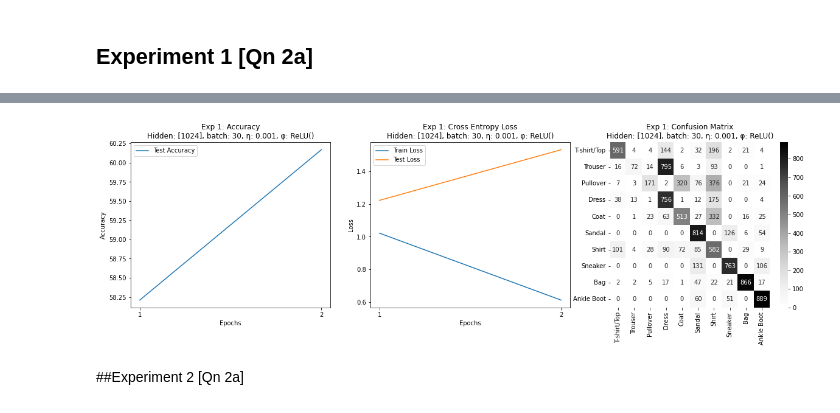
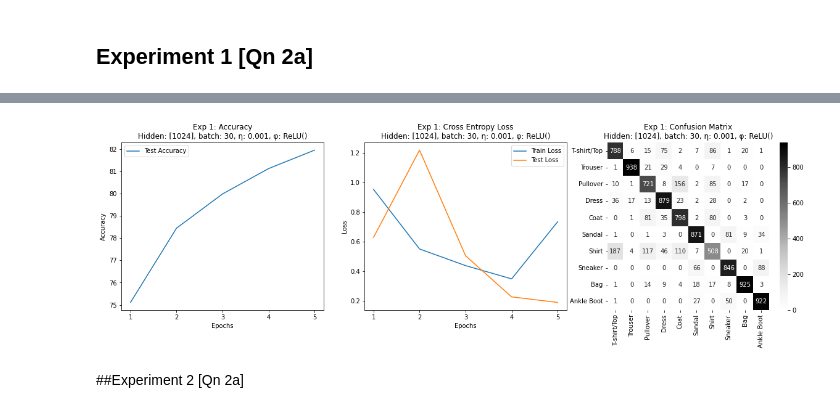
Before and after one commit to Rhitabrat/deep-learning-CS510, a Jupyter notebook: hw1/main.ipynb, the cells around one changed output, grey strips where cells are left out. Cells and saved outputs as stored; diff of their text form; code cells hidden in the pictures.

Commit message:
epoch increased to 5 for all

```diff
--- a/hw1/main.ipynb
+++ b/hw1/main.ipynb
@@ -261,7 +261,7 @@ batch_size = 30
 learn_rate = 0.001
 activation = nn.ReLU()
 momentum = 0
-epochs = 2
+epochs = 5
 
 model_1 = FashionModel(data_train=data_train, data_test=data_test, batch_size=batch_size)
 model_1.train(hidden_size=hidden_size, activation=activation, learn_rate=learn_rate, momentum=momentum, epochs=epochs)
@@ -279,4 +282,4 @@ Epoch 2/2  Training Loss: 0.6113    Testing Loss: 1.5341    Testing Accuracy: 60
-[figure, old version]
+[figure, new version]
 # %% [markdown]
 ##Experiment 2 [Qn 2a]
 # %%
```
Also changed, not shown: parts of 2 cells of this notebook.
